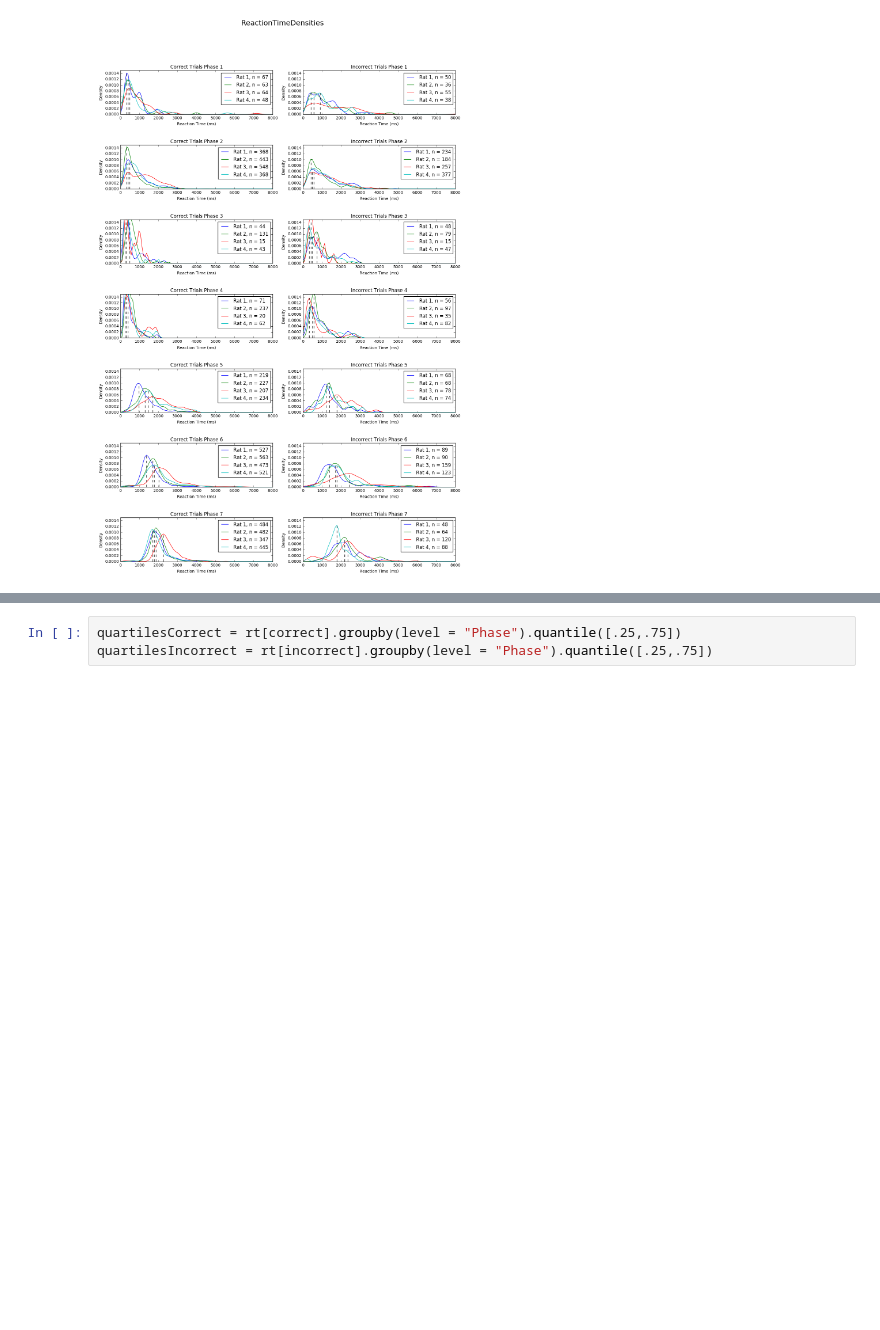
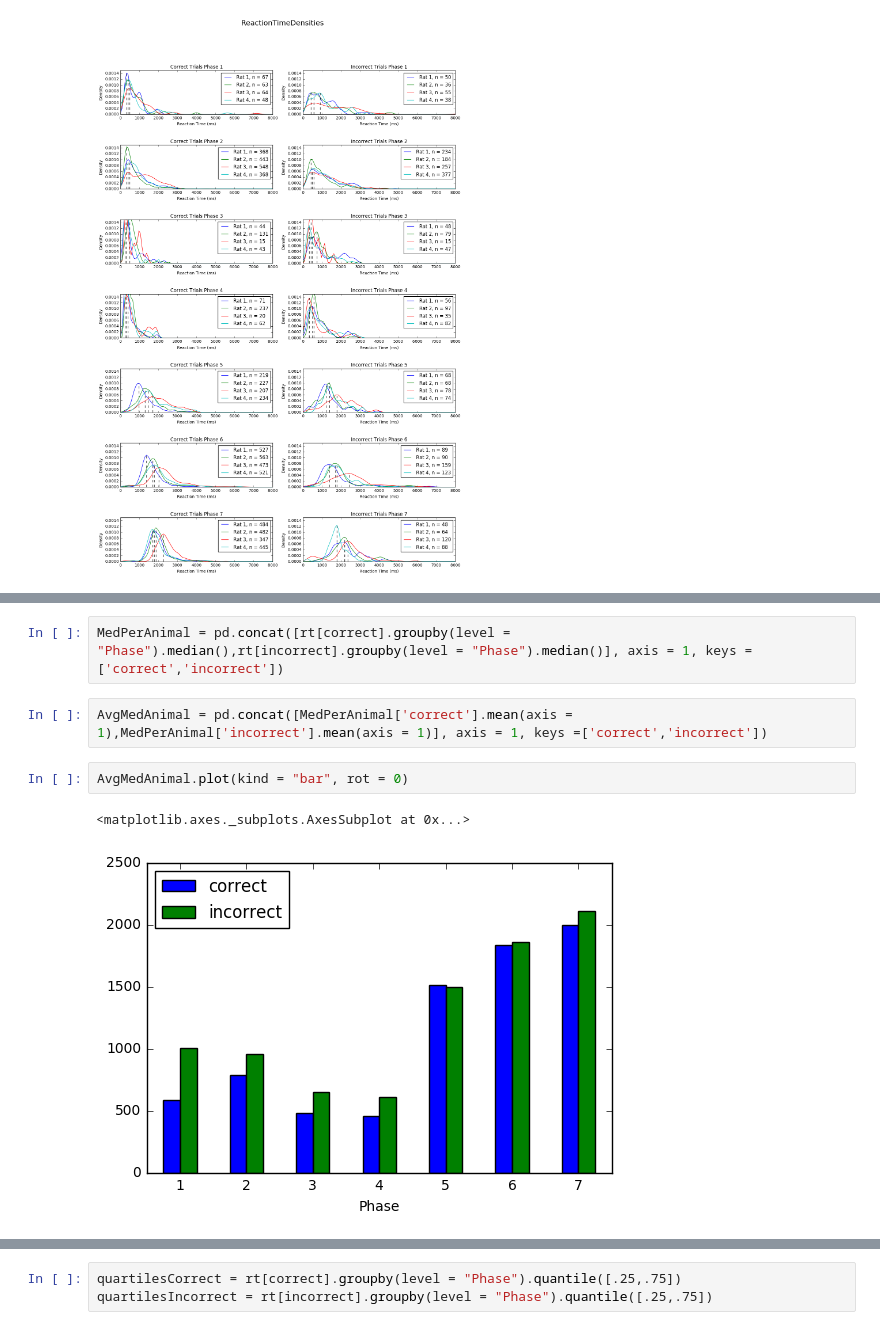
Before and after one commit to estherholleman/An-incremental-training-method-with-automated-extendable-maze-for-training-spatial-behavioral-tasks, a Jupyter notebook: Comparing Reaction Times of Correct and Incorrect Trials.ipynb, the cells around one changed output, grey strips where cells are left out. Saved outputs shown, nothing was run; the diff lists cells and outputs as text; blank space fills up the shorter version.

```diff
--- a/Comparing Reaction Times of Correct and Incorrect Trials.ipynb
+++ b/Comparing Reaction Times of Correct and Incorrect Trials.ipynb
@@ -540,0 +567,9 @@ computeDensityPerPhase(rt, correct, incorrect)
+# %%
+MedPerAnimal = pd.concat([rt[correct].groupby(level = "Phase").median(),rt[incorrect].groupby(level = "Phase").median()], axis = 1, keys =['correct','incorrect'])
+# %%
+AvgMedAnimal = pd.concat([MedPerAnimal['correct'].mean(axis = 1),MedPerAnimal['incorrect'].mean(axis = 1)], axis = 1, keys =['correct','incorrect'])
+# %%
+AvgMedAnimal.plot(kind = "bar", rot = 0)
+# %% [output]
+<matplotlib.axes._subplots.AxesSubplot at 0x...>
+[figure, added]
```
Also changed, not shown: parts of 9 cells of this notebook.
